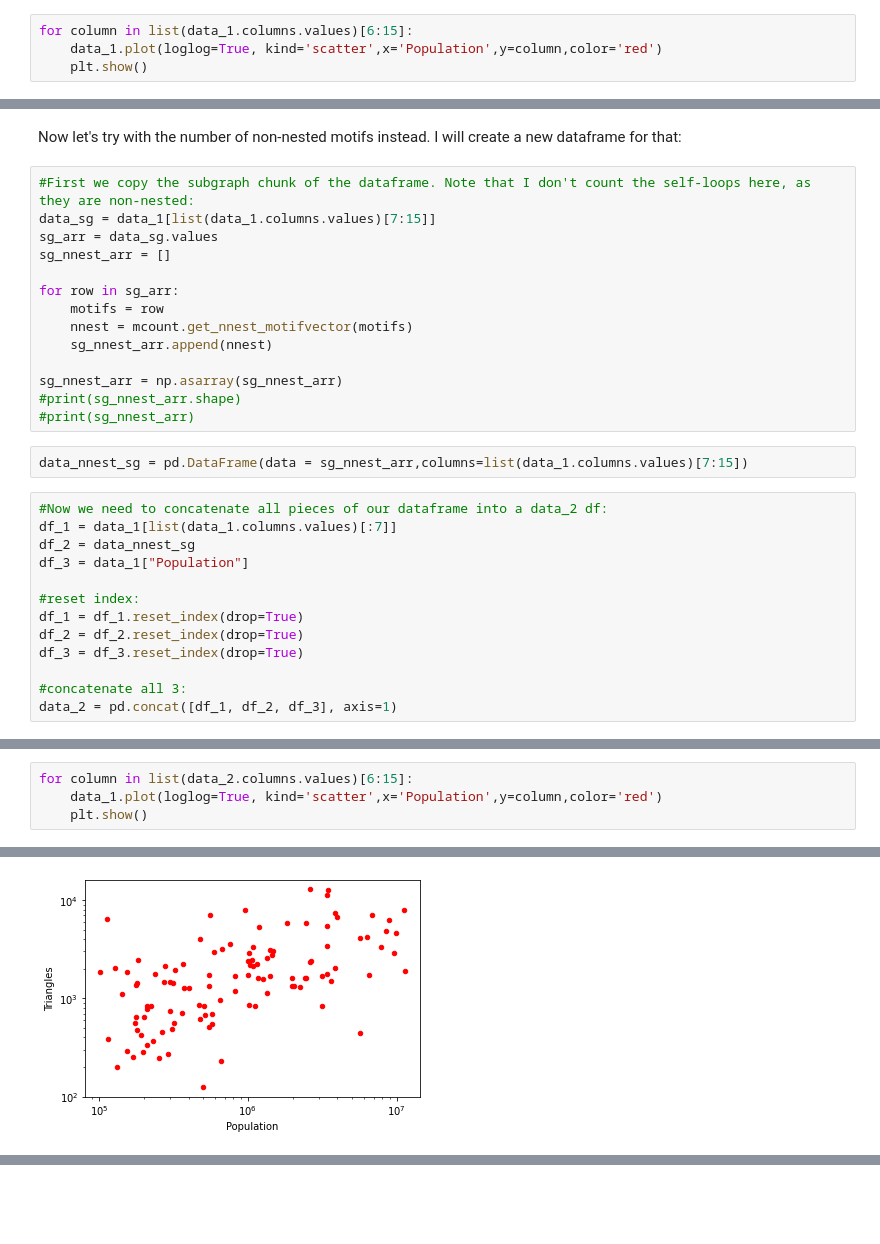
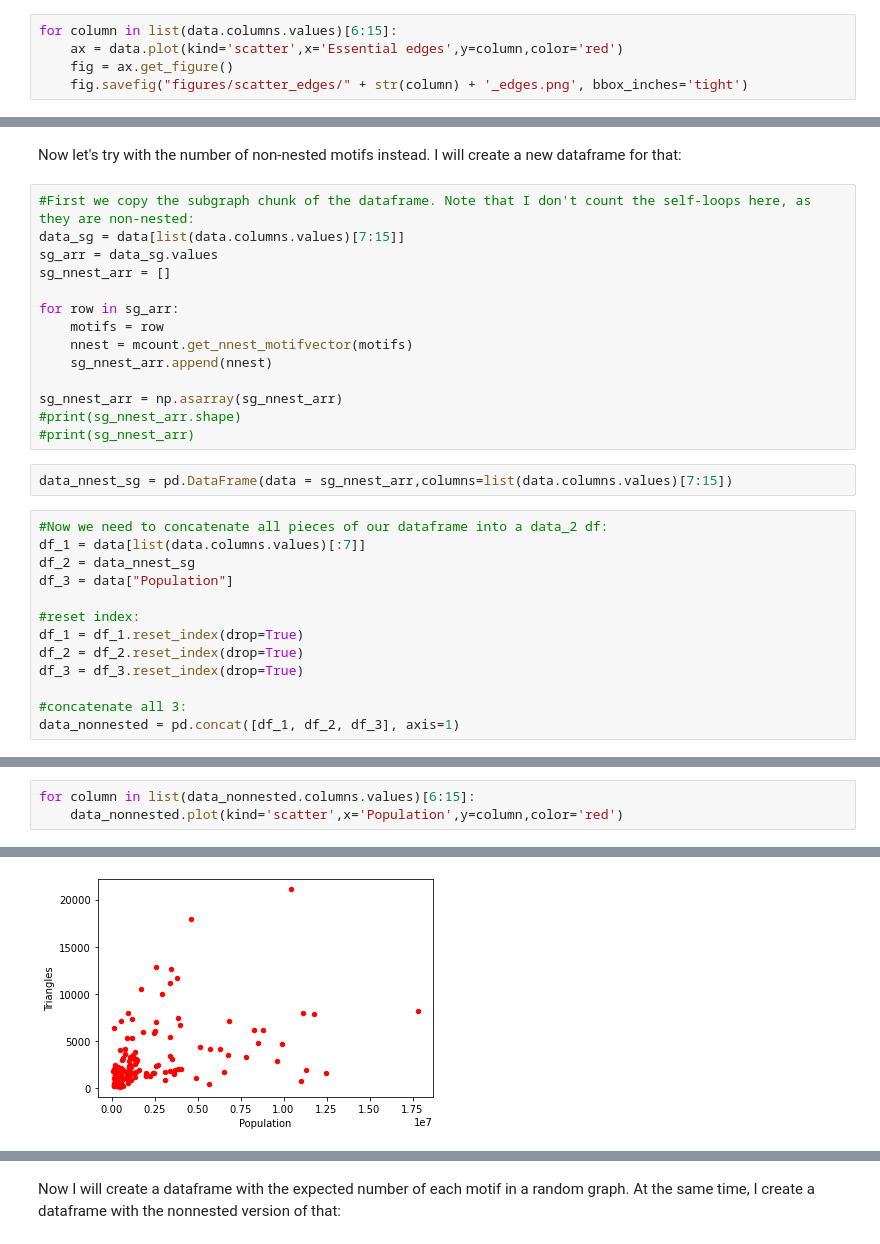
Before and after one commit to gsagostini/cities-motifs, a Jupyter notebook: exploratory notebooks/Some Results.ipynb, the cells around one changed output, grey strips where cells are left out. Saved outputs shown, nothing was run; the diff lists cells and outputs as text; blank space fills up the shorter version.

```diff
--- a/exploratory notebooks/Some Results.ipynb
+++ b/exploratory notebooks/Some Results.ipynb
@@ -66,5 +66,6 @@ for column in list(data_1.columns.values)[6:15]:
 # %%
-for column in list(data_1.columns.values)[6:15]:
-    data_1.plot(loglog=True, kind='scatter',x='Population',y=column,color='red')
-    plt.show()
+for column in list(data.columns.values)[6:15]:
+    ax = data.plot(kind='scatter',x='Essential edges',y=column,color='red')
+    fig = ax.get_figure()
+    fig.savefig("figures/scatter_edges/" + str(column) + '_edges.png', bbox_inches='tight')
 # %% [output]
@@ -81,7 +82,7 @@ for column in list(data_1.columns.values)[6:15]:
 Now let's try with the number of non-nested motifs instead. I will create a new dataframe for that:
 # %%
 #First we copy the subgraph chunk of the dataframe. Note that I don't count the self-loops here, as they are non-nested:
-data_sg = data_1[list(data_1.columns.values)[7:15]]
+data_sg = data[list(data.columns.values)[7:15]]
 sg_arr = data_sg.values
 sg_nnest_arr = []
 
@@ -94,12 +95,12 @@ sg_nnest_arr = np.asarray(sg_nnest_arr)
 #print(sg_nnest_arr.shape)
 #print(sg_nnest_arr)
 # %%
-data_nnest_sg = pd.DataFrame(data = sg_nnest_arr,columns=list(data_1.columns.values)[7:15])
+data_nnest_sg = pd.DataFrame(data = sg_nnest_arr,columns=list(data.columns.values)[7:15])
 # %%
 #Now we need to concatenate all pieces of our dataframe into a data_2 df:
-df_1 = data_1[list(data_1.columns.values)[:7]]
+df_1 = data[list(data.columns.values)[:7]]
 df_2 = data_nnest_sg
-df_3 = data_1["Population"]
+df_3 = data["Population"]
 
 #reset index:
 df_1 = df_1.reset_index(drop=True)
@@ -107,4 +108,4 @@ df_2 = df_2.reset_index(drop=True)
 df_3 = df_3.reset_index(drop=True)
 
 #concatenate all 3:
-data_2 = pd.concat([df_1, df_2, df_3], axis=1)
+data_nonnested = pd.concat([df_1, df_2, df_3], axis=1)
@@ -127,5 +128,4 @@ data_2
 # %%
-for column in list(data_2.columns.values)[6:15]:
-    data_1.plot(loglog=True, kind='scatter',x='Population',y=column,color='red')
-    plt.show()
+for column in list(data_nonnested.columns.values)[6:15]:
+    data_nonnested.plot(kind='scatter',x='Population',y=column,color='red')
 # %% [output]
@@ -134 +134 @@ for column in list(data_2.columns.values)[6:15]:
-[figure, old version]
+[figure, new version]
@@ -140,0 +141,2 @@ for column in list(data_2.columns.values)[6:15]:
+# %% [markdown]
+Now I will create a dataframe with the expected number of each motif in a random graph. At the same time, I create a dataframe with the nonnested version of that:
```
Also changed, not shown: parts of 15 cells of this notebook, 10 other files.
